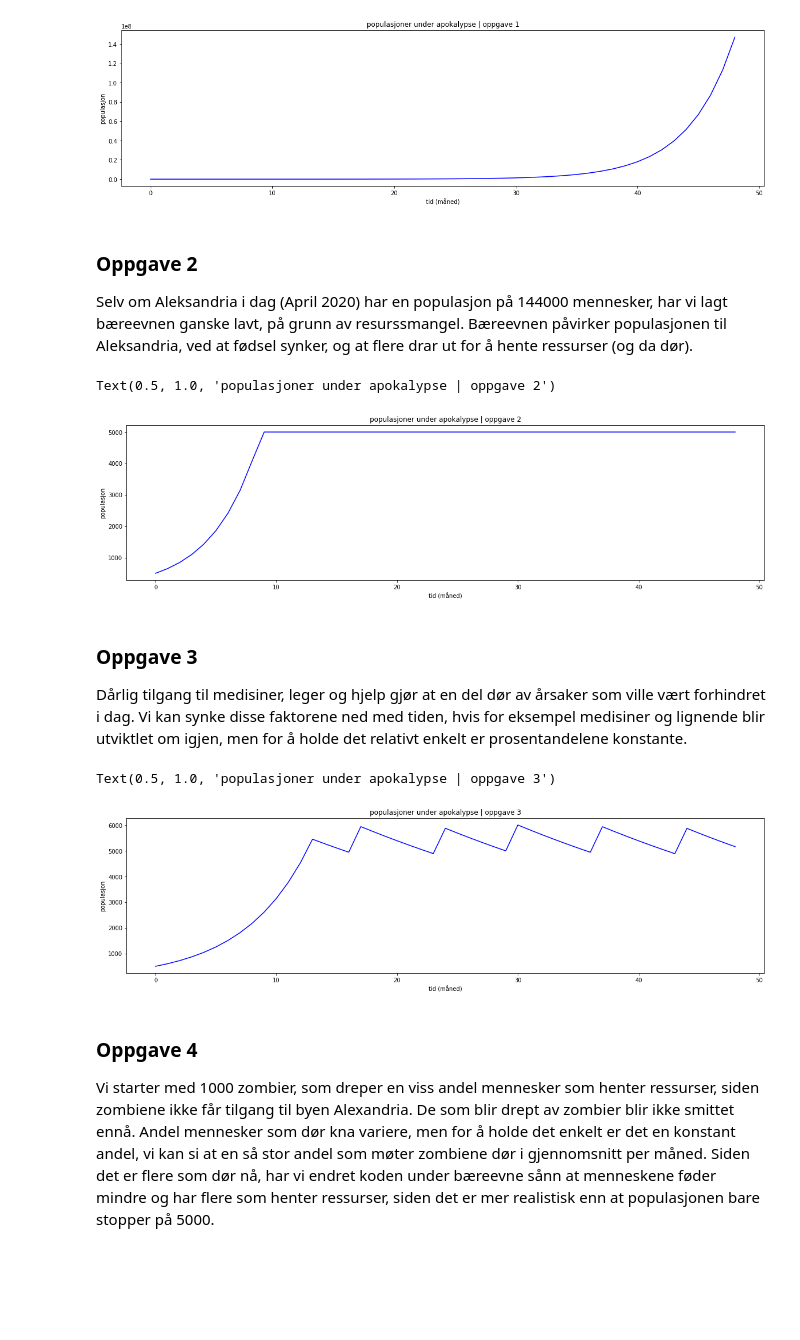
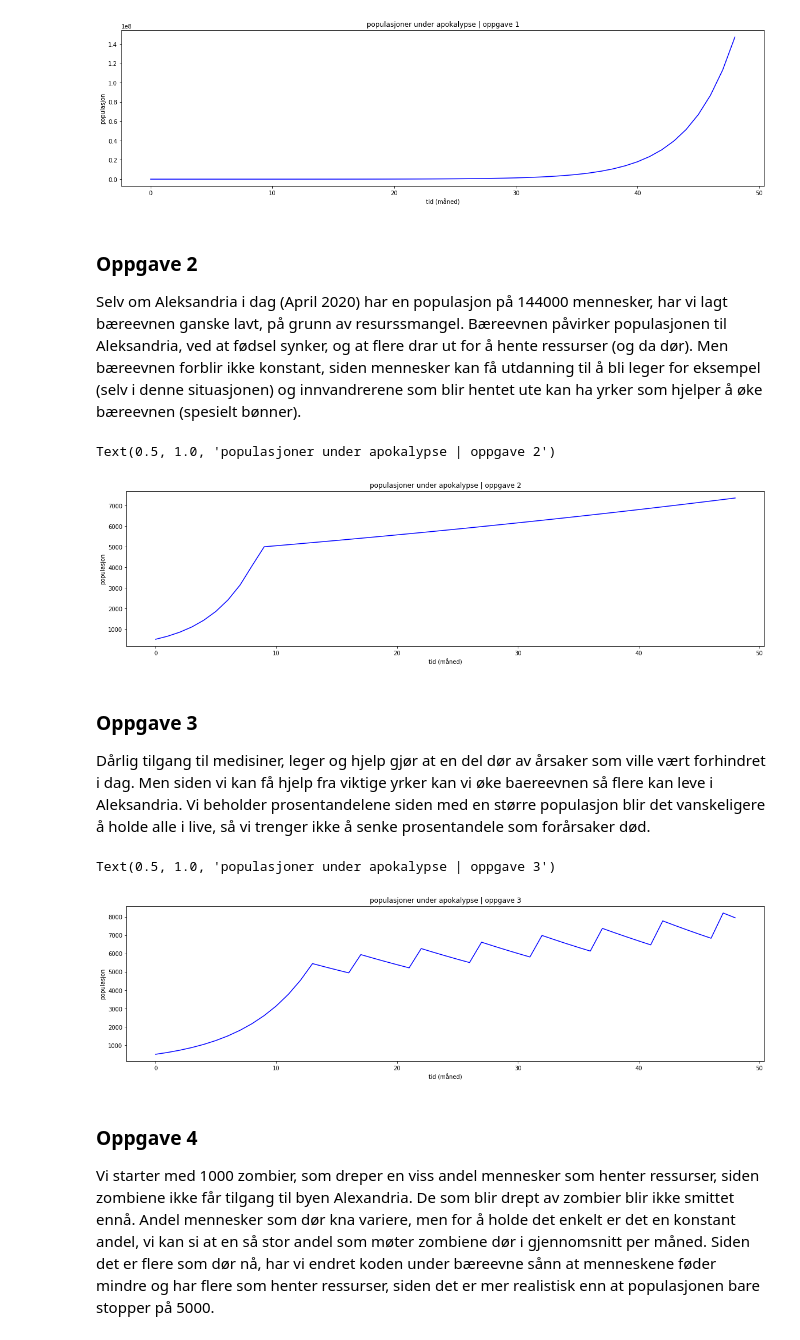
Before and after one commit to majo0708/promod, a Jupyter notebook: 13-16 - Prosjekt modellering.ipynb, the cells around one changed output. Cells and saved outputs as stored; diff of their text form; code cells hidden in the pictures; blank space fills up the shorter version.

```diff
--- a/13-16 - Prosjekt modellering.ipynb
+++ b/13-16 - Prosjekt modellering.ipynb
@@ -52,19 +52,21 @@ Text(0.5, 1.0, 'populasjoner under apokalypse | oppgave 1')
 [figure]
 # %% [markdown]
 ### Oppgave 2
-Selv om Aleksandria i dag (April 2020) har en populasjon på 144000 mennesker, har vi lagt bæreevnen ganske lavt, på grunn av resurssmangel. Bæreevnen påvirker populasjonen til Aleksandria, ved at fødsel synker, og at flere drar ut for å hente ressurser (og da dør).
+Selv om Aleksandria i dag (April 2020) har en populasjon på 144000 mennesker, har vi lagt bæreevnen ganske lavt, på grunn av resurssmangel. Bæreevnen påvirker populasjonen til Aleksandria, ved at fødsel synker, og at flere drar ut for å hente ressurser (og da dør). Men bæreevnen forblir ikke konstant, siden mennesker kan få utdanning til å bli leger for eksempel (selv i denne situasjonen) og innvandrerene som blir hentet ute kan ha yrker som hjelper å øke bæreevnen (spesielt bønner).
 # %%
 N = 48 #tid i måneder
 
 #konstanter for mennesker
-start_p = 500 #start populasjon i mennesker
-baereevne = 5000 #max mennesker
+start_p = 500 #start populasjon i antall mennesker
+start_b = 5000 #start bæreevne i antall mennesker
+baereevne = start_b #max mennesker
 vekstrate_f = 0.25 #vesktrate i fødsel (prosent)
 innvandrere_vekst = 0.05 #innvandrere per måned
 syk = 0.01 #vekst, død av sykdom (sjekk dette)
 skade = 0.05 #vekst, død av skader
 alderdom = 0.01 #vekst, død av naturlig årsak
 hentere = 0.1 #prosent, mennesker som henter resursser
+viktigperson = 0.01 #prosent, mennesker med yrker som kan øke bæreevnen
 p = start_p #populasjon
 
 #konstater for zombier
@@ -73,50 +75,54 @@ mord = 0.5 #prosent som dør av zombier
 smittet = 0.5 #prosent som blir smittet
 vaapen = 0.05 #prosent zombier drept av mennesker
 z_innvandrere = 0.1 #prosent zombier/smittede som innvandrer aleksandria
 z = start_z
 
 drept = 0
 myrdet = 0
 
 #arrayer
 tid_array = zeros(N+1)
 m_pop_array = zeros(N+1)
 z_pop_array = zeros(N+1)
 
 m_pop_array[0] = start_p
 z_pop_array[0] = start_z
 
 #Kode for oppgave 2
 for i in range(1,N+1):
     p += vekstrate_f*p + p*innvandrere_vekst
     if p > baereevne:
         p = baereevne
+        baereevne += baereevne*viktigperson
     tid_array[i] = i
     m_pop_array[i] = p
 figure(figsize=(20,5))
 plot(tid_array,m_pop_array,color='blue',label="mennesker")
 xlabel('tid (måned)')
 ylabel('populasjon')
 title('populasjoner under apokalypse | oppgave 2')
 # %% [output]
 Text(0.5, 1.0, 'populasjoner under apokalypse | oppgave 2')
-[figure, old version]
+[figure, new version]
 # %% [markdown]
 ### Oppgave 3
-Dårlig tilgang til medisiner, leger og hjelp gjør at en del dør av årsaker som ville vært forhindret i dag. Vi kan synke disse faktorene ned med tiden, hvis for eksempel medisiner og lignende blir utviktlet om igjen, men for å holde det relativt enkelt er prosentandelene konstante.
+Dårlig tilgang til medisiner, leger og hjelp gjør at en del dør av årsaker som ville vært forhindret i dag. Men siden vi kan få hjelp fra viktige yrker kan vi øke baereevnen så flere kan leve i Aleksandria. Vi beholder prosentandelene siden med en større populasjon blir det vanskeligere å holde alle i live, så vi trenger ikke å senke prosentandele som forårsaker død.
 # %%
 N = 48 #tid i måneder
 
 #konstanter for mennesker
-start_p = 500 #start populasjon i mennesker
-baereevne = 5000 #max mennesker
+start_p = 500 #start populasjon i antall mennesker
+start_b = 5000 #start bæreevne i antall mennesker
+baereevne = start_b #max mennesker
 vekstrate_f = 0.25 #vesktrate i fødsel (prosent)
 innvandrere_vekst = 0.05 #innvandrere per måned
 syk = 0.01 #vekst, død av sykdom (sjekk dette)
 skade = 0.05 #vekst, død av skader
 alderdom = 0.01 #vekst, død av naturlig årsak
 hentere = 0.1 #prosent, mennesker som henter resursser
+viktigperson = 0.01 #prosent, mennesker med yrker som kan øke bæreevnen
 p = start_p #populasjon
+harTruffetB = False
 
 #konstater for zombier
 start_z = 1000
@@ -146,9 +152,12 @@ for i in range(1,N+1):
     if p > baereevne:
         vekstrate_f = 0.01 #vesktrate i fødsel (prosent)
         hentere = 0.3 #prosent, mennesker som henter resursser
+        harTruffetB = True
     if p < baereevne:
         vekstrate_f = 0.25 #vesktrate i fødsel (prosent)
         hentere = 0.1 #prosent, mennesker som henter resursser
+    if harTruffetB == True:
+        baereevne += baereevne*viktigperson #når menneskene treffer bæreevnen, jobber de for å øke den
     tid_array[i] = i
     m_pop_array[i] = p
 figure(figsize=(20,5))
@@ -158,7 +167,7 @@ ylabel('populasjon')
 title('populasjoner under apokalypse | oppgave 3')
 # %% [output]
 Text(0.5, 1.0, 'populasjoner under apokalypse | oppgave 3')
-[figure, old version]
+[figure, new version]
 # %% [markdown]
 ### Oppgave 4
 Vi starter med 1000 zombier, som dreper en viss andel mennesker som henter ressurser, siden zombiene ikke får tilgang til byen Alexandria. De som blir drept av zombier blir ikke smittet ennå. Andel mennesker som dør kna variere, men for å holde det enkelt er det en konstant andel, vi kan si at en så stor andel som møter zombiene dør i gjennomsnitt per måned.
```
Also changed, not shown: parts of 5 cells of this notebook.
